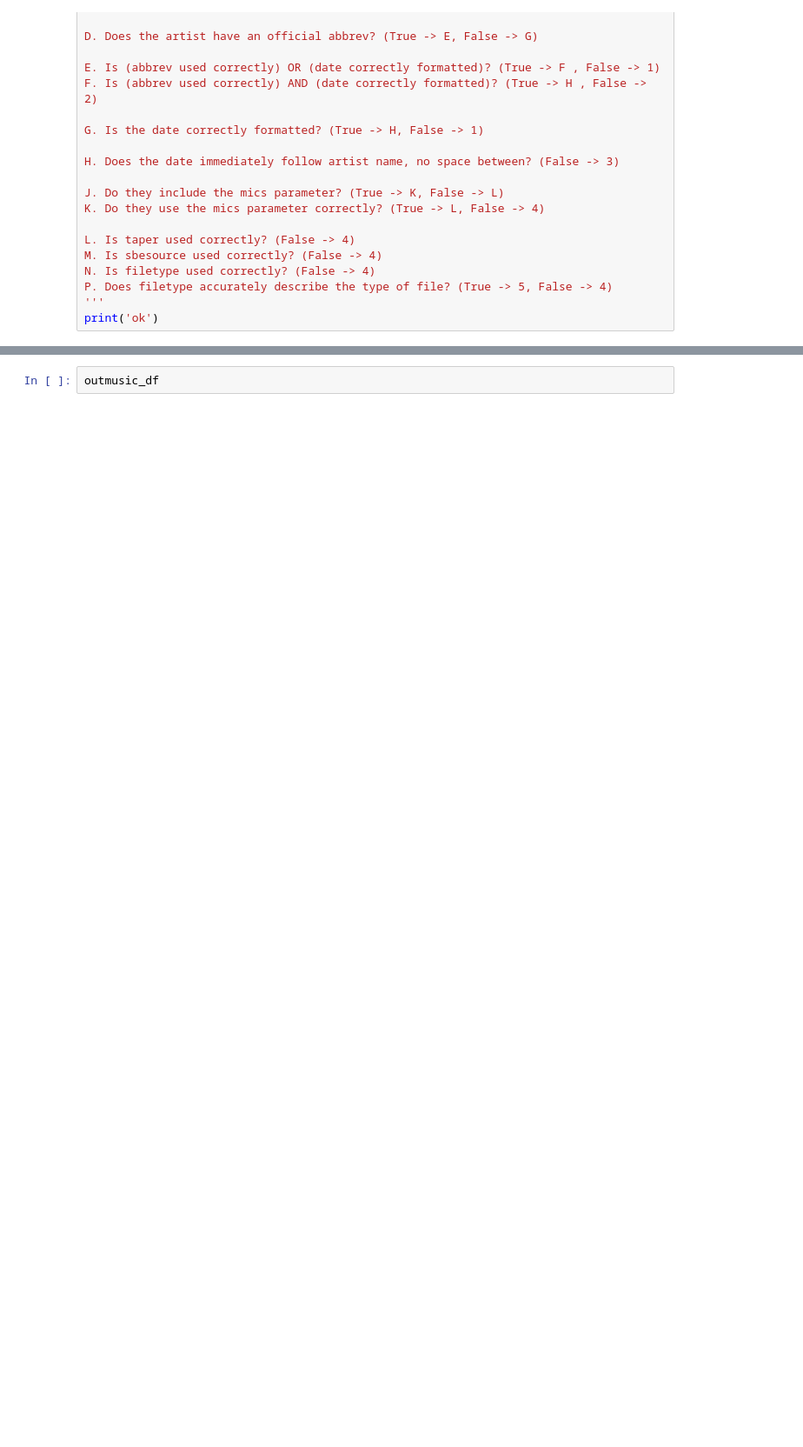
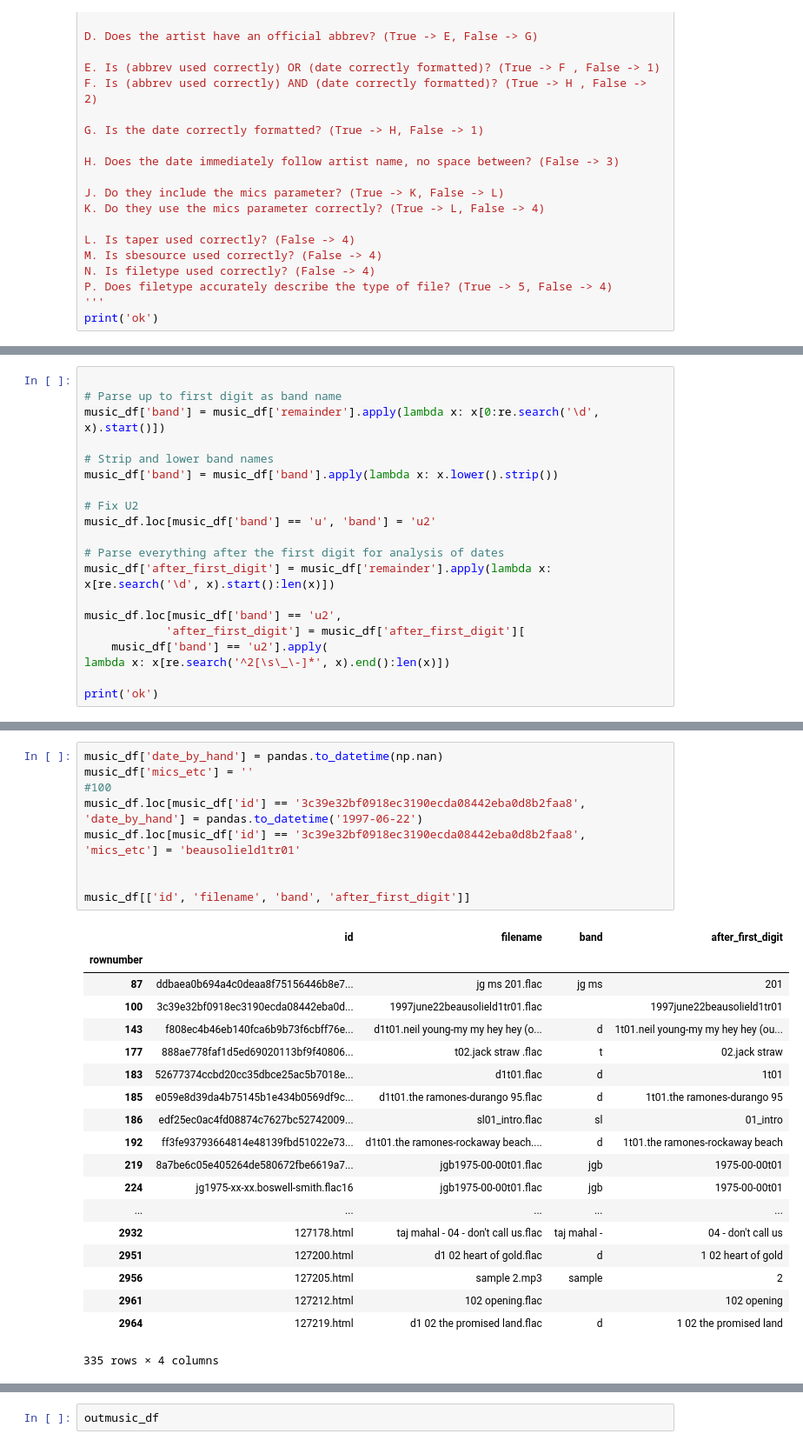
Before and after one commit to raddick/musical-folksonomy, a Jupyter notebook: folksonomy.ipynb, the cells around one changed output, grey strips where cells are left out. Shown at 87% size. Cells and saved outputs as stored; diff of their text form; blank space fills up the shorter version.

```diff
--- a/folksonomy.ipynb
+++ b/folksonomy.ipynb
@@ -148,0 +281,20 @@ print(len(abbrev_df))
+# %%
+
+# Parse up to first digit as band name
+music_df['band'] = music_df['remainder'].apply(lambda x: x[0:re.search('\d', x).start()])
+
+# Strip and lower band names
+music_df['band'] = music_df['band'].apply(lambda x: x.lower().strip())
+
+# Fix U2
+music_df.loc[music_df['band'] == 'u', 'band'] = 'u2'
+
+# Parse everything after the first digit for analysis of dates
+music_df['after_first_digit'] = music_df['remainder'].apply(lambda x: x[re.search('\d', x).start():len(x)])
+
+music_df.loc[music_df['band'] == 'u2',
+            'after_first_digit'] = music_df['after_first_digit'][
+    music_df['band'] == 'u2'].apply(
+lambda x: x[re.search('^2[\s\_\-]*', x).end():len(x)])
+
+print('ok')
@@ -148,0 +758,29 @@ print(len(abbrev_df))
+# %%
+music_df['date_by_hand'] = pandas.to_datetime(np.nan)
+music_df['mics_etc'] = ''
+#100
+music_df.loc[music_df['id'] == '3c39e32bf0918ec3190ecda08442eba0d8b2faa8', 'date_by_hand'] = pandas.to_datetime('1997-06-22')
+music_df.loc[music_df['id'] == '3c39e32bf0918ec3190ecda08442eba0d8b2faa8', 'mics_etc'] = 'beausolield1tr01'
+
+
+music_df[['id', 'filename', 'band', 'after_first_digit']]
+# %% [output]
+|  | id | filename | band | after_first_digit |
+| rownumber |  |  |  |  |
+| 87 | ddbaea0b694a4c0deaa8f75156446b8e7... | jg ms 201.flac | jg ms | 201 |
+| 100 | 3c39e32bf0918ec3190ecda08442eba0d... | 1997june22beausolield1tr01.flac |  | 1997june22beausolield1tr01 |
+| 143 | f808ec4b46eb140fca6b9b73f6cbff76e... | d1t01.neil young-my my hey hey (o... | d | 1t01.neil young-my my hey hey (ou... |
+| 177 | 888ae778faf1d5ed69020113bf9f40806... | t02.jack straw .flac | t | 02.jack straw |
+| 183 | 52677374ccbd20cc35dbce25ac5b7018e... | d1t01.flac | d | 1t01 |
+| 185 | e059e8d39da4b75145b1e434b0569df9c... | d1t01.the ramones-durango 95.flac | d | 1t01.the ramones-durango 95 |
+| 186 | edf25ec0ac4fd08874c7627bc52742009... | sl01_intro.flac | sl | 01_intro |
+| 192 | ff3fe93793664814e48139fbd51022e73... | d1t01.the ramones-rockaway beach.... | d | 1t01.the ramones-rockaway beach |
+| 219 | 8a7be6c05e405264de580672fbe6619a7... | jgb1975-00-00t01.flac | jgb | 1975-00-00t01 |
+| 224 | jg1975-xx-xx.boswell-smith.flac16 | jgb1975-00-00t01.flac | jgb | 1975-00-00t01 |
+| ... | ... | ... | ... | ... |
+| 2932 | 127178.html | taj mahal - 04 - don't call us.flac | taj mahal - | 04 - don't call us |
+| 2951 | 127200.html | d1 02 heart of gold.flac | d | 1 02 heart of gold |
+| 2956 | 127205.html | sample 2.mp3 | sample | 2 |
+| 2961 | 127212.html | 102 opening.flac |  | 102 opening |
+| 2964 | 127219.html | d1 02 the promised land.flac | d | 1 02 the promised land |
+335 rows × 4 columns
```
Also changed, not shown: parts of 20 cells of this notebook.
